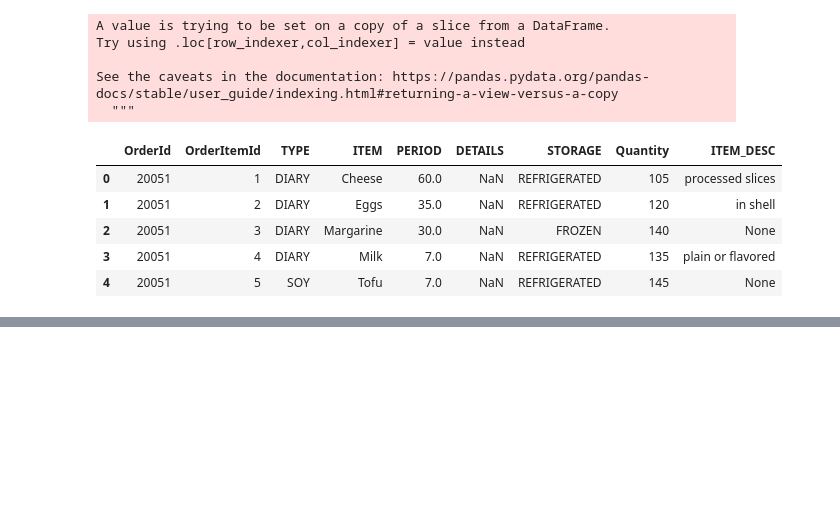
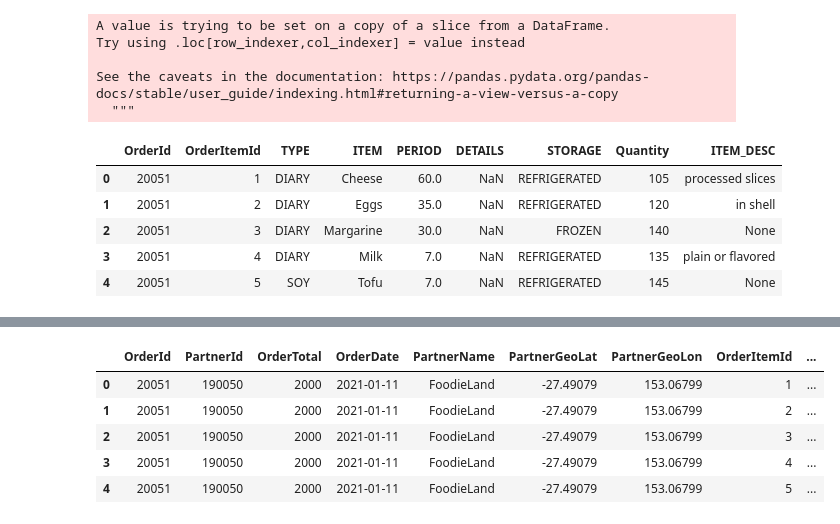
Before and after one commit to amd020398/artificial-brains, a Jupyter notebook: BWAI Challenge 3 data analysis/EDA.ipynb, the cells around one changed output, grey strips where cells are left out. Saved outputs shown, nothing was run; the diff lists cells and outputs as text; code cells hidden in the pictures; blank space fills up the shorter version.

```diff
--- a/BWAI Challenge 3 data analysis/EDA.ipynb
+++ b/BWAI Challenge 3 data analysis/EDA.ipynb
@@ -178,0 +240,9 @@ orderItemRequest_df.to_csv("orderItemRequest_cleaned.csv", index=False)
+# %%
+donor_data.head()
+# %% [output]
+|  | OrderId | PartnerId | OrderTotal | OrderDate | PartnerName | PartnerGeoLat | PartnerGeoLon | OrderItemId | ... |
+| 0 | 20051 | 190050 | 2000 | 2021-01-11 | FoodieLand | -27.49079 | 153.06799 | 1 | ... |
+| 1 | 20051 | 190050 | 2000 | 2021-01-11 | FoodieLand | -27.49079 | 153.06799 | 2 | ... |
+| 2 | 20051 | 190050 | 2000 | 2021-01-11 | FoodieLand | -27.49079 | 153.06799 | 3 | ... |
+| 3 | 20051 | 190050 | 2000 | 2021-01-11 | FoodieLand | -27.49079 | 153.06799 | 4 | ... |
+| 4 | 20051 | 190050 | 2000 | 2021-01-11 | FoodieLand | -27.49079 | 153.06799 | 5 | ... |
```
Also changed, not shown: parts of 16 cells of this notebook.
